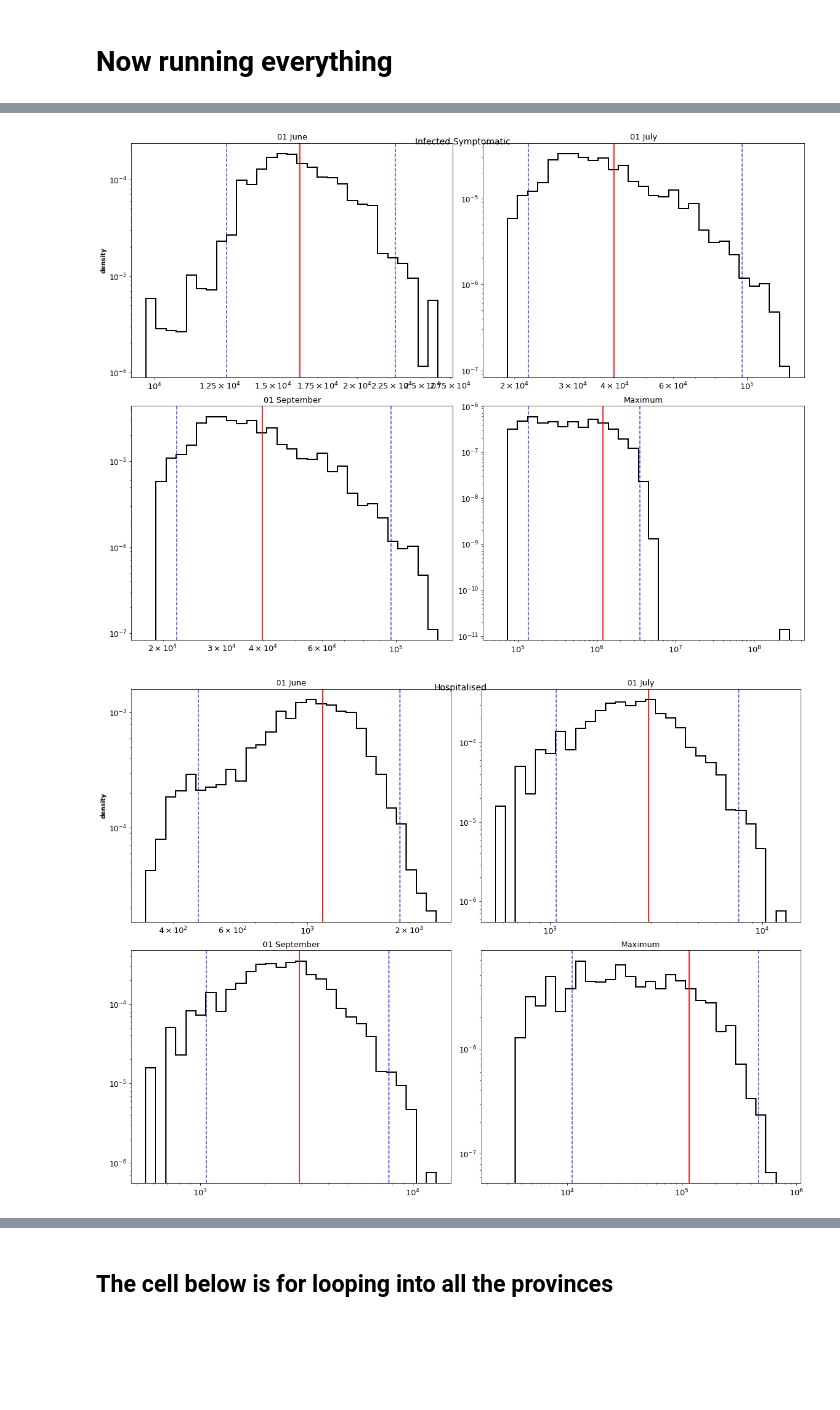
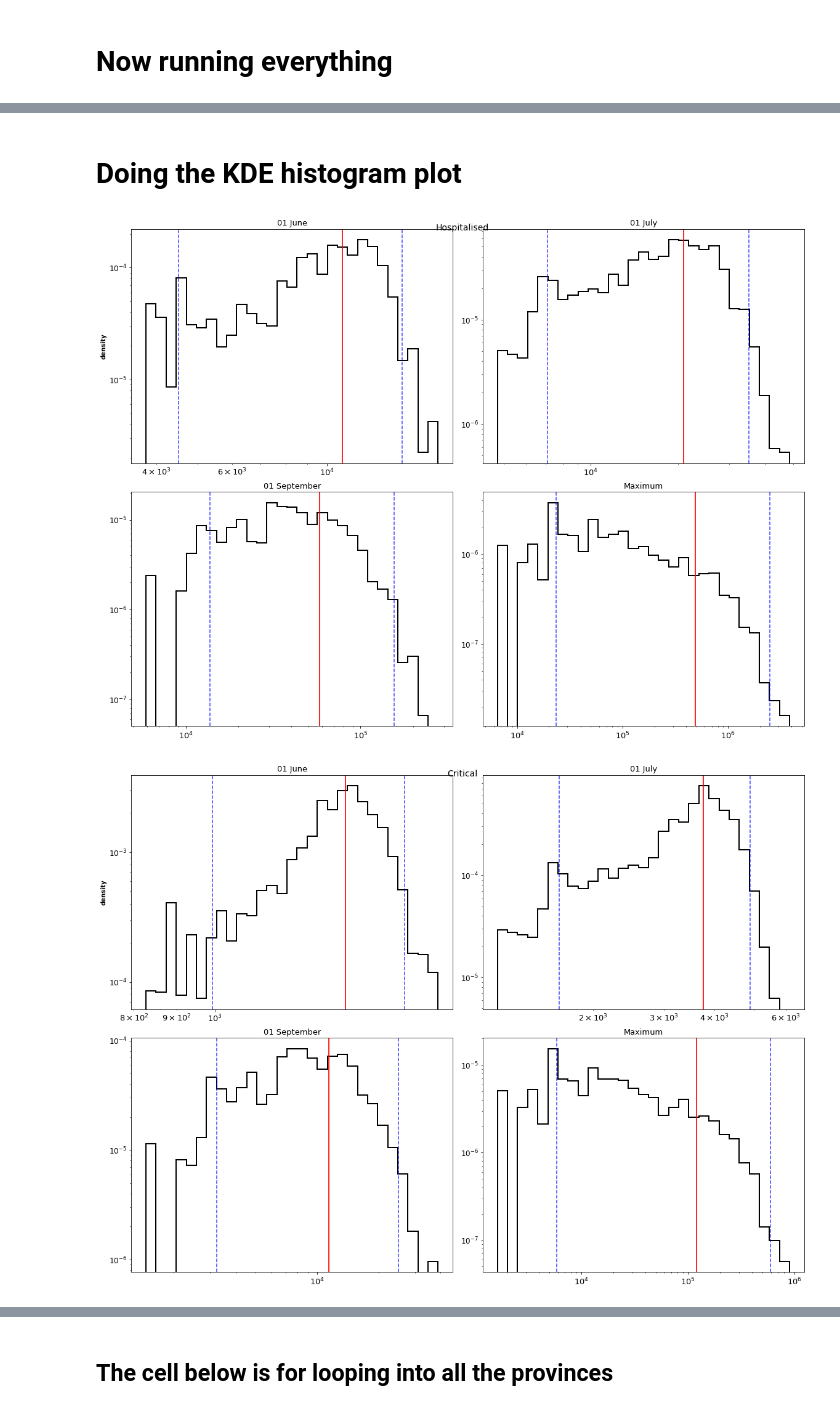
Before and after one commit to ifornax/Covid19, a Jupyter notebook: PySEI5R_Province.ipynb, the cells around one changed output, grey strips where cells are left out. Cells and saved outputs as stored; diff of their text form; code cells hidden in the pictures; blank space fills up the shorter version.

Commit message:
Updated the kde plot and some param

```diff
--- a/PySEI5R_Province.ipynb
+++ b/PySEI5R_Province.ipynb
@@ -444,17 +566,18 @@ def ToEnsemble(NoIteration, Rt_initial):
         tinf_tmp = np.maximum(2, np.random.normal(9.3, 1.15)) # t_infect = np.maximum(3,np.random.normal(9.3, 1.15)) NB - changed to range over which density
                                                               # of infectiousness was 1%
         tinf.append(tinf_tmp)                                 # infectious time
-        beta.append(Rt_tmp/tinf_tmp)
+        #beta.append(Rt_tmp/tinf_tmp)
+        beta.append(0.15)
 
         t_incu_tmp = np.random.normal(5.1, 0.325)             # average incubation period: "median incubation period was estimated to be 5.1 days
                                                               # (95% CI, 4.5 to 5.8 days) https://www.acpjournals.org/doi/10.7326/M20-0504
         t_incu.append(t_incu_tmp)
         gE.append(1./t_incu_tmp)                              # rate of removal of Exposed, aka 1/t_incu
 
-        gA_tmp = np.maximum(2, np.random.normal(1, 4))        # rate of removal of Activated, i.e time from onset of infectiousness to onset of symptoms
+        gA_tmp = np.random.normal(2., 0.5)                    # rate of removal of Activated, i.e time from onset of infectiousness to onset of symptoms
         gA.append(1./gA_tmp)
 
-        gIa_tmp = np.maximum(9, np.random.normal(6, 18))      # rate of removal of asymptomatic infectives, based from
+        gIa_tmp = np.maximum(6, np.random.normal(2, 3))       # rate of removal of asymptomatic infectives, based from
                                                               # https://jamanetwork.com/journals/jamanetworkopen/fullarticle/2766237
         gIa.append(1./gIa_tmp)
 
@@ -696,7 +750,7 @@ Nf = 600                              #
 #
 # This is testing for National values, change Rt initial if required
 #
-Nums = 1000
+Nums = 500
 # %%
 #ParamDf = ToEnsemble(Nums, Rt_initial=2.4)
 
@@ -707,7 +761,6 @@ Nums = 1000
 # %% [markdown]
 # Now running everything
 # %%
-
 province = input(f"Enter province name of [ZA] from above names {SAProvPop.ProvKey.unique()}")
 
 if province == 'ZA':
@@ -726,6 +779,11 @@ if province == 'ZA':
     #
     DeadDf = pd.DataFrame(ProvinDead['ZADead'])
     Ni = np.array([NZA])
+
+    print(f"Total population in {province} = {Ni[0]:,d}")
+
+    print(f"Current Rt value using past 14 days data is {Recent_prov_Rt['ZAConfirmed'][0]:.3}")
+
 else:
     #
     # First calculate ParamDf, e.g. using Rt for WC
@@ -744,7 +802,11 @@ else:
 
     Ni = SAProvPop[SAProvPop['ProvKey'] == province]['Pop'].values
 
-print(f"Total population in {province} = {Ni[0]}")
+    print(f"Total population in {province} = {Ni[0]:,d}")
+
+    print(f"Current Rt value using past 14 days data is {Recent_prov_Rt[province][0]:.3}")
+
+print(ParamDf.Rt.describe())
 
 ParamDf.Rt.plot(kind='hist',bins=25, alpha=0.5);
 
@@ -754,18 +816,12 @@ plt.xlabel("Rt values");
 #
 # Now runing the model prediction
 #
-MyPredict, MyPredictTime = MyModel(1000, ParamDf, ConfirmedVal, RecoveredVal, DeadVal, M,  Tf, Nf, Ni)
+
+print("\n### Running prediction model now ###\n")
+
+MyPredict, MyPredictTime = MyModel(Nums, ParamDf, ConfirmedVal, RecoveredVal, DeadVal, M,  Tf, Nf, Ni)
 
 #CriticalDf = pd.DataFrame(MyPredict[:,:,6].T)
 #CriticalDf.loc[0:].plot(color='r',alpha=0.1, logy=True,legend=False);
-
-
-#
-# Plotting the results
-#
-
-ToPlot(MyPredict, MyPredictTime, DeadDf, DateToStart,Ni, province+"-SEI5R prediction")
-
-plt.savefig("PySEI5R_Province_"+province+"_SEI5R_prediction.png")
 # %% [output]
 Enter province name of [ZA] from above names ['GP' 'KZN' 'WC' 'EC' 'LP' 'MP' 'NW' 'FS' 'NC'] ZA
@@ -824,0 +855,2 @@ def plot_hist(comp, colour_to_use, ToPredict, title="Histogram and KDE through s
+# %% [markdown]
+# Doing the KDE histogram plot
@@ -848,40 +885,39 @@ last_date1 = datetime.strptime('2020-7-1', '%Y-%m-%d')
 last_date2 = datetime.strptime('2020-9-1', '%Y-%m-%d')
 DatesToPredict = [last_date0 ,last_date1, last_date2]
 
-eval_days = [(last_date0 - first_date).days,(last_date1 - first_date).days,(last_date1 - first_date).days]
+eval_days = [(last_date0 - first_date).days,(last_date1 - first_date).days,(last_date2 - first_date).days]
 
 #
 # In our model we get the folllowing: S_0, E_0, A_0, Ia_0, Is_0, Ih_0, Ic_0, Im_0, R
 #
 # S = ArrayToPlot[:,:,0]
 # E = ArrayToPlot[:,:,1]
 # A = ArrayToPlot[:,:,2]
 # Ia = ArrayToPlot[:,:,3]
 # Is = ArrayToPlot[:,:,4]
 # Ih = ArrayToPlot[:,:,5]
 # Ic = ArrayToPlot[:,:,6]
 # Im = ArrayToPlot[:,:,7]
 # R = ArrayToPlot[:,:,8]
 
 
 #compartment_labels = ['Susceptible', 'Exposed', 'Infectious', 'Recovered', 'Hospitalised', 'Critical', 'Deaths']
 compartment_labels = ['Susceptible', 'Exposed', 'Activated', 'Infected Asymptomatic', 'Infected Symptomatic', 'Hospitalised', 'Critical', 'Deaths', 'Recovered']
-show_labels = ['Infected Symptomatic', 'Hospitalised', 'Critical', 'Deaths']
-
+show_labels = ['Hospitalised', 'Critical', 'Deaths']
 
 #for idx, scen in enumerate(np.rollaxis(is_arr[:,[compartment_labels.index(show_labels[0]),
 #                                                 compartment_labels.index(show_labels[1]),
 #                                                 compartment_labels.index(show_labels[2]),
 #                                                 compartment_labels.index(show_labels[3])],:], 1)):
 for idx, scen in enumerate(np.rollaxis(SwapAxes[:,[compartment_labels.index(show_labels[0]),
                                                  compartment_labels.index(show_labels[1]),
-                                                 compartment_labels.index(show_labels[2]),
-                                                 compartment_labels.index(show_labels[3])],:], 1)):
+                                                 compartment_labels.index(show_labels[2])],:], 1)):
     colour_plot = 'k' #colorvec[idx-1]
+
     plot_hist(scen, colour_plot, DatesToPredict, title = show_labels[idx], days=eval_days)
 
 # for reference: sus, exp, inf, rec, hosp, crit, death = solution.y
 # cases = (inf + rec + hosp + crit + death)
 # %% [output]
-[figure, old version]
+[figure, new version]
-[figure, old version]
+[figure, new version]
```
Also changed, not shown: parts of 13 cells of this notebook.
